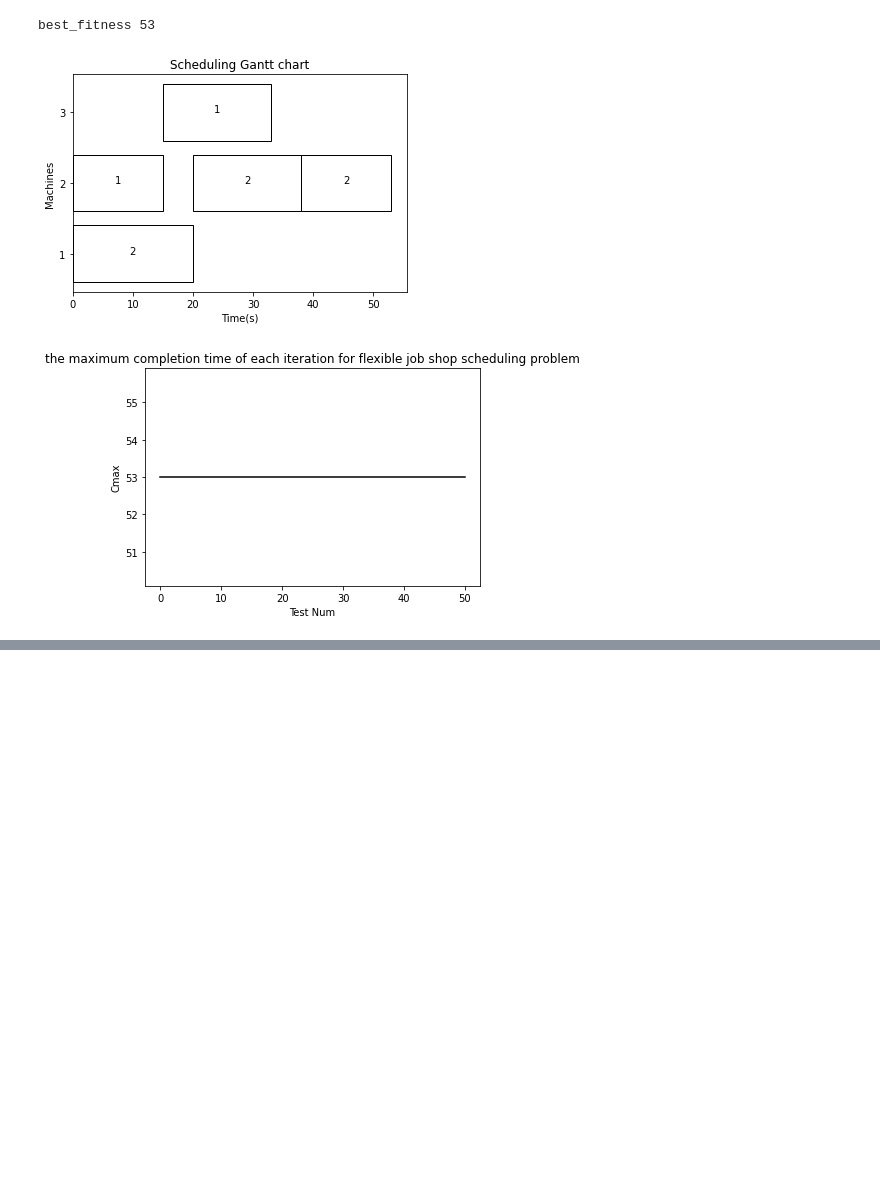
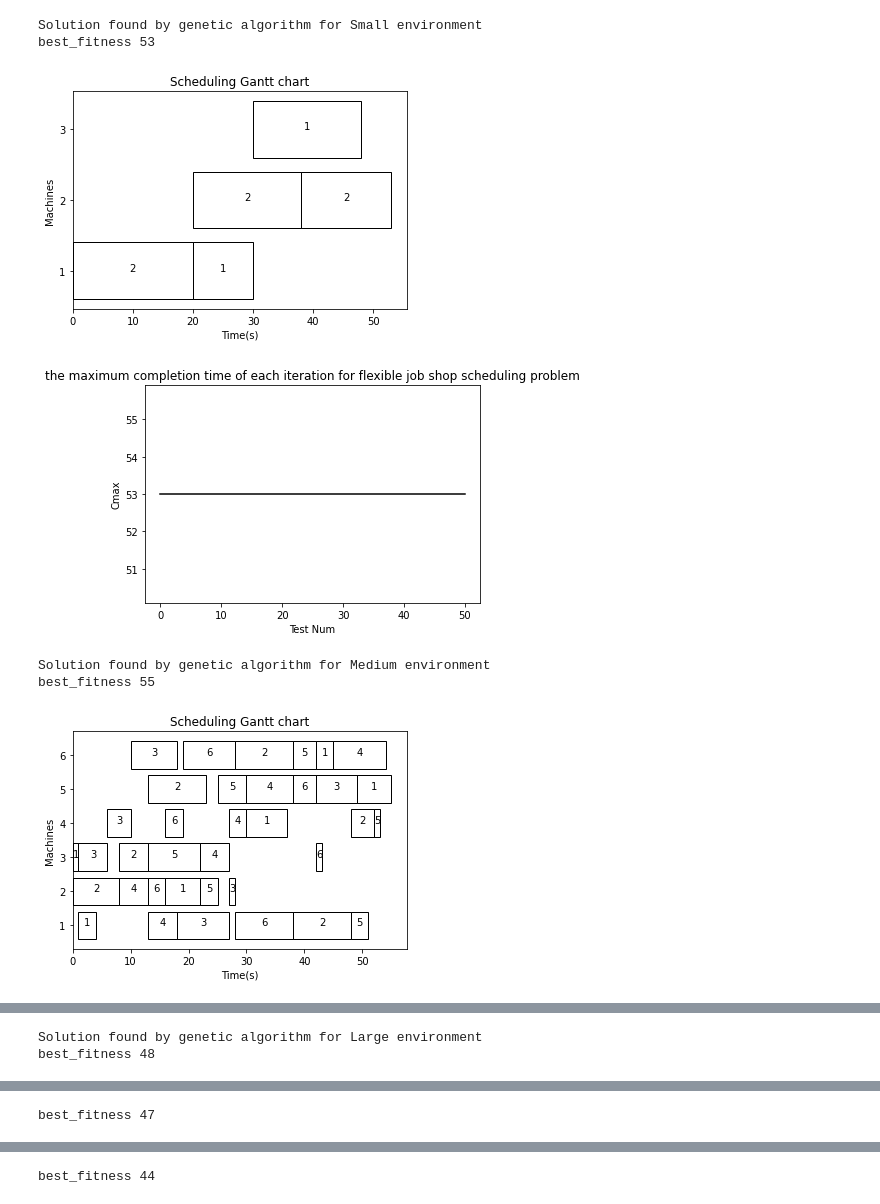
Before and after one commit to MZhouke/RL-Scheduling, a Jupyter notebook: Solutions/Solution_GA.ipynb, the cells around one changed output, grey strips where cells are left out. Drawn from its saved outputs; the diff is of its cells as text; code cells hidden in the pictures; blank space fills up the shorter version.

Commit message:
updated solutions

```diff
--- a/Solutions/Solution_GA.ipynb
+++ b/Solutions/Solution_GA.ipynb
@@ -7,0 +89,3 @@ import matplotlib.pyplot as plt
+# %%
+env_names = ["Small", "Medium", "Large", "Extra Large"]
+env_list = ["Instances/instance1.txt", "Instances/instance5.txt", "Instances/instance4.txt", "Instances/instance3.txt"]
@@ -239,3 +325,4 @@ class GA:
         plt.ylabel('Cmax')
         plt.xlabel('Test Num')
         plt.show()
+        return best_fitness
@@ -324,9 +331,15 @@ def initialize(instance_path):
 # %%
-
-Processing_time, J, M_num, J_num, O_num = initialize("Instances/instance1.txt")
-g=GA()
-g.main(Processing_time,J,M_num,J_num,O_num)
+solutions_rs = [0]*4
+for i in range(4):
+    print('Solution found by genetic algorithm for {} environment'.format(env_names[i]))
+    Processing_time, J, M_num, J_num, O_num = initialize(env_list[i])
+    g=GA()
+    solutions_rs[i] = g.main(Processing_time,J,M_num,J_num,O_num)
 # %% [output]
+Solution found by genetic algorithm for Small environment
 best_fitness 53
-[figure, old version]
+[figure, new version]
 [figure]
+Solution found by genetic algorithm for Medium environment
+best_fitness 55
+[figure, added]
@@ -332,0 +347,2 @@ best_fitness 53
+Solution found by genetic algorithm for Large environment
+best_fitness 48
@@ -332,0 +350 @@ best_fitness 53
+best_fitness 47
@@ -332,0 +352 @@ best_fitness 53
+best_fitness 44
```
Also changed, not shown: parts of 8 cells of this notebook, 3 other files.
